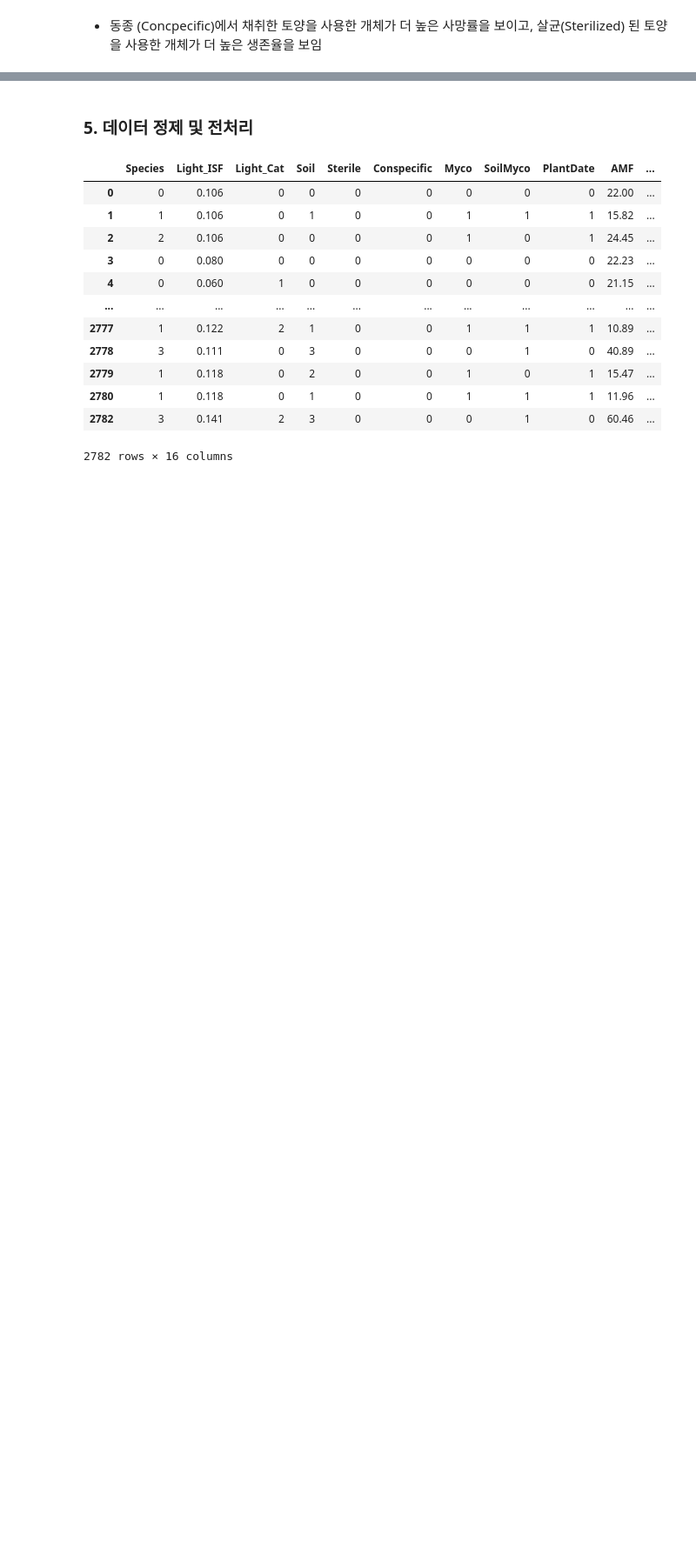
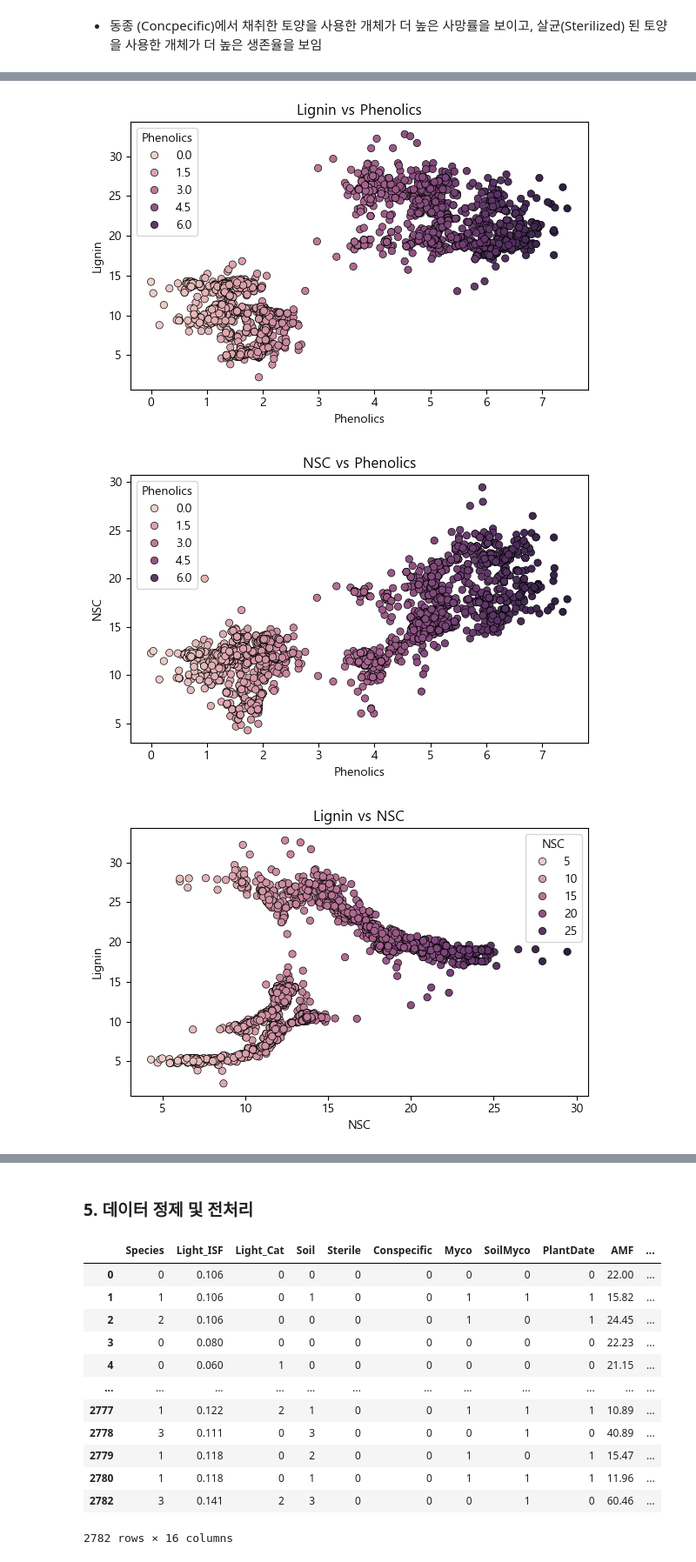
Before and after one commit to SKNetworks-AI19-250818/SKN19-mini-3Team, a Jupyter notebook: main.ipynb, the cells around one changed output, grey strips where cells are left out. Shown at 87% size. Cells and saved outputs as stored; diff of their text form; code cells hidden in the pictures; blank space fills up the shorter version.

```diff
--- a/main.ipynb
+++ b/main.ipynb
@@ -240,0 +251,8 @@ dv.show_survival_ratio_with_threshold(df_cleaned, 'Phenolics', 3)
+# %%
+dv.show_chemical_relation_scatter(df_cleaned, versus=[('Phenolics', 'Lignin')])
+dv.show_chemical_relation_scatter(df_cleaned, versus=[('Phenolics', 'NSC')])
+dv.show_chemical_relation_scatter(df_cleaned, versus=[('NSC', 'Lignin')])
+# %% [output]
+[figure, added]
+[figure, added]
+[figure, added]
```
Also changed, not shown: parts of 8 cells of this notebook.
